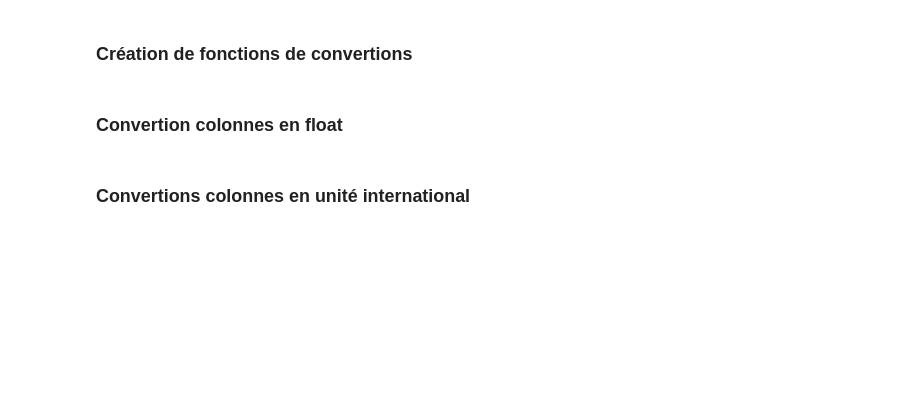
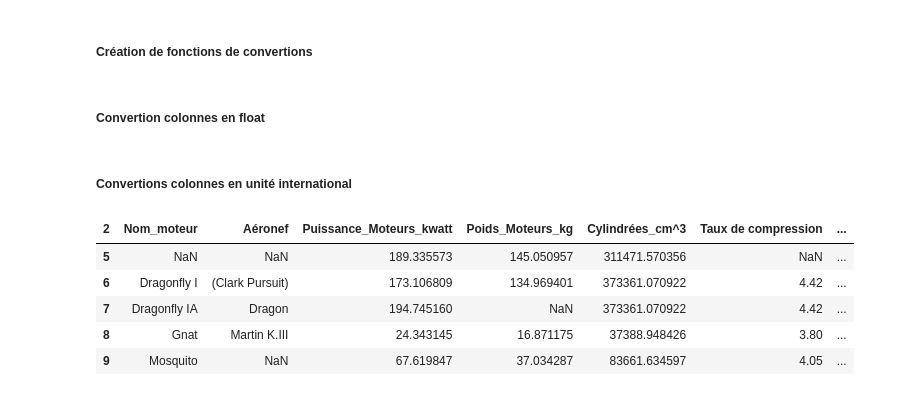
Before and after one commit to Paulciapello/Projet_Info_L2, a Jupyter notebook: main.ipynb, the cells around one changed output. Drawn from its saved outputs; the diff is of its cells as text; code cells hidden in the pictures; blank space fills up the shorter version.

```diff
--- a/main.ipynb
+++ b/main.ipynb
@@ -62,5 +105,5 @@ df = df[reorga_colonnes]
 # %% [markdown]
-### Création de fonctions de convertions
+##### Création de fonctions de convertions
 # %%
 def inch_to_mm(inch):
     """
@@ -86,7 +129,7 @@ def ch_to_kwatt(ch):
     """
     return ch * 0.735499
 # %% [markdown]
-### Convertion colonnes en float
+##### Convertion colonnes en float
 # %%
 # variable des colonnes que l'on veux convertir en float
 cols_to_convert = ['Puissance_Moteurs_kwatt','Alesage_mm','Course_Piston_mm',
@@ -97,12 +140,21 @@ cols_to_convert = ['Puissance_Moteurs_kwatt','Alesage_mm','Course_Piston_mm',
 df[cols_to_convert] = df[cols_to_convert].applymap(lambda x: float(x) if str(x).replace('.','',1).isdigit() else None)
 df[cols_to_convert] = df[cols_to_convert].astype(float) #convertion en float
 # %% [markdown]
-### Convertions colonnes en unité international
+##### Convertions colonnes en unité international
 # %%
 cols_to_inch_to_mm = ['Alesage_mm','Course_Piston_mm']
 
 # Convertion des colonnes en unitées internationales
 df[cols_to_inch_to_mm] = df[cols_to_inch_to_mm].apply(inch_to_mm)
 df['Poids_Moteurs_kg'] = df['Poids_Moteurs_kg'].apply(lbs_to_kg)
 df['Puissance_Moteurs_kwatt'] = df['Puissance_Moteurs_kwatt'].apply(ch_to_kwatt)
 df['Cylindrées_cm^3'] = df['Cylindrées_cm^3'].apply(in3_to_cm3)
+
+df.head()
+# %% [output]
+| 2 | Nom_moteur | Aéronef | Puissance_Moteurs_kwatt | Poids_Moteurs_kg | Cylindrées_cm^3 | Taux de compression | ... |
+| 5 | NaN | NaN | 189.335573 | 145.050957 | 311471.570356 | NaN | ... |
+| 6 | Dragonfly I | (Clark Pursuit) | 173.106809 | 134.969401 | 373361.070922 | 4.42 | ... |
+| 7 | Dragonfly IA | Dragon | 194.745160 | NaN | 373361.070922 | 4.42 | ... |
+| 8 | Gnat | Martin K.III | 24.343145 | 16.871175 | 37388.948426 | 3.80 | ... |
+| 9 | Mosquito | NaN | 67.619847 | 37.034287 | 83661.634597 | 4.05 | ... |
```
Also changed, not shown: parts of 19 cells of this notebook, 1 other file.
